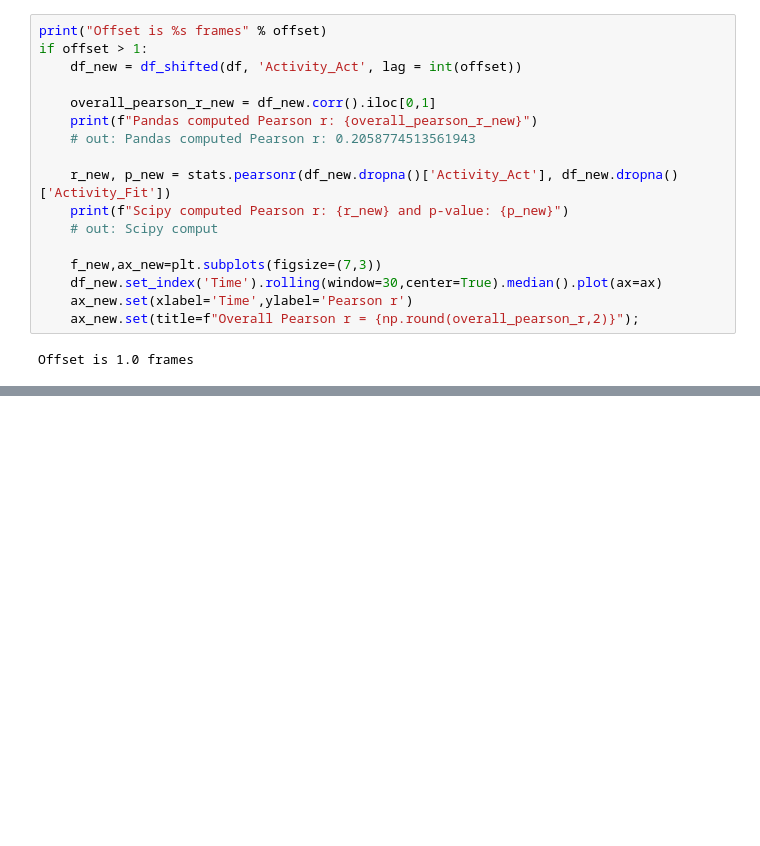
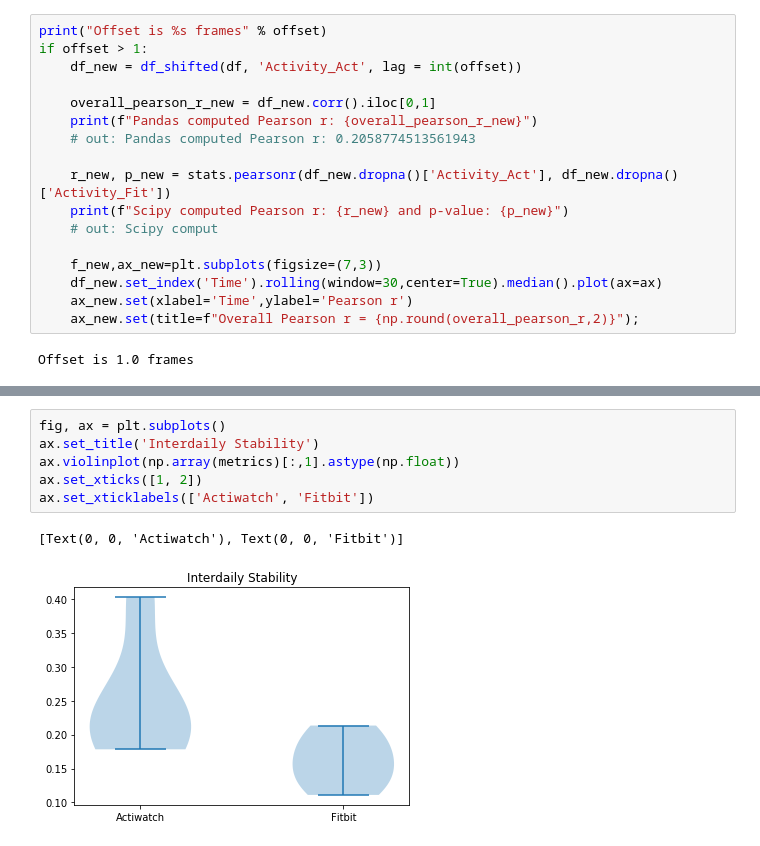
Before and after one commit to mcmahonmc/wearables, a Jupyter notebook: Fitbit Actiwatch Time Series Correlation.ipynb, the cells around one changed output, grey strips where cells are left out. Drawn from its saved outputs; the diff is of its cells as text; blank space fills up the shorter version.

```diff
--- a/Fitbit Actiwatch Time Series Correlation.ipynb
+++ b/Fitbit Actiwatch Time Series Correlation.ipynb
@@ -387,0 +402,9 @@ dtype: float64
+# %%
+fig, ax = plt.subplots()
+ax.set_title('Interdaily Stability')
+ax.violinplot(np.array(metrics)[:,1].astype(np.float))
+ax.set_xticks([1, 2])
+ax.set_xticklabels(['Actiwatch', 'Fitbit'])
+# %% [output]
+[Text(0, 0, 'Actiwatch'), Text(0, 0, 'Fitbit')]
+[figure, added]
```
Also changed, not shown: parts of 26 cells of this notebook, 1 other file.
